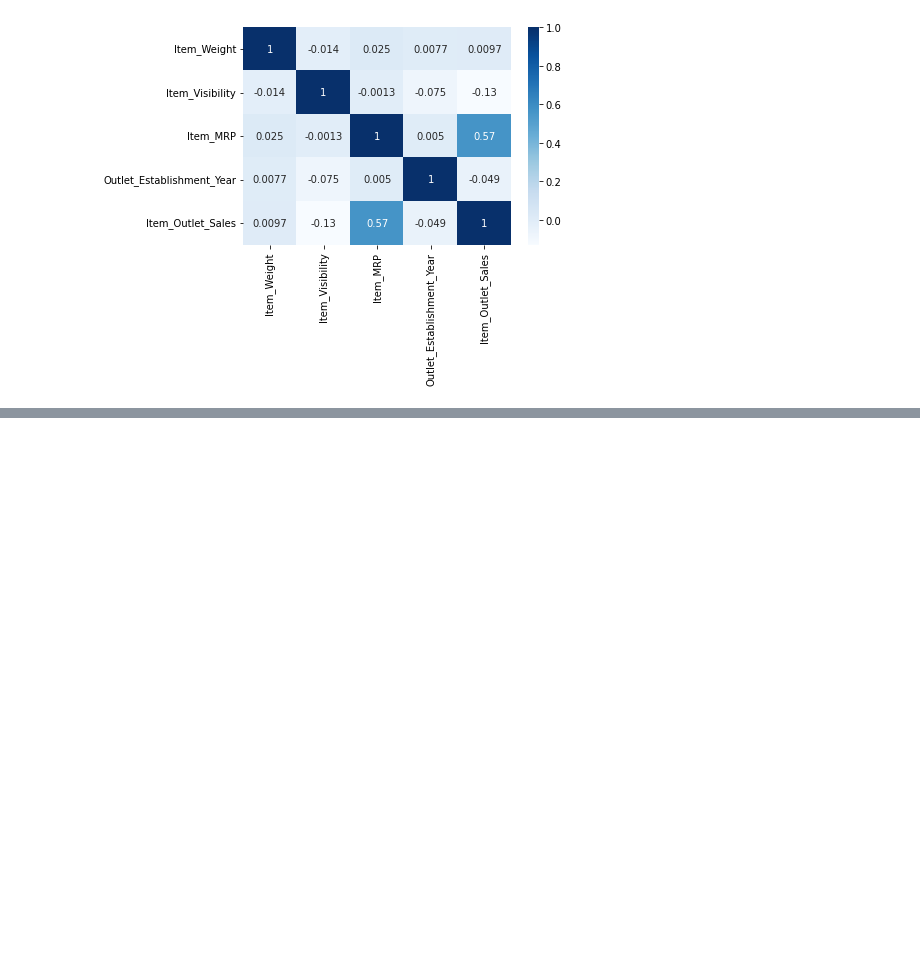
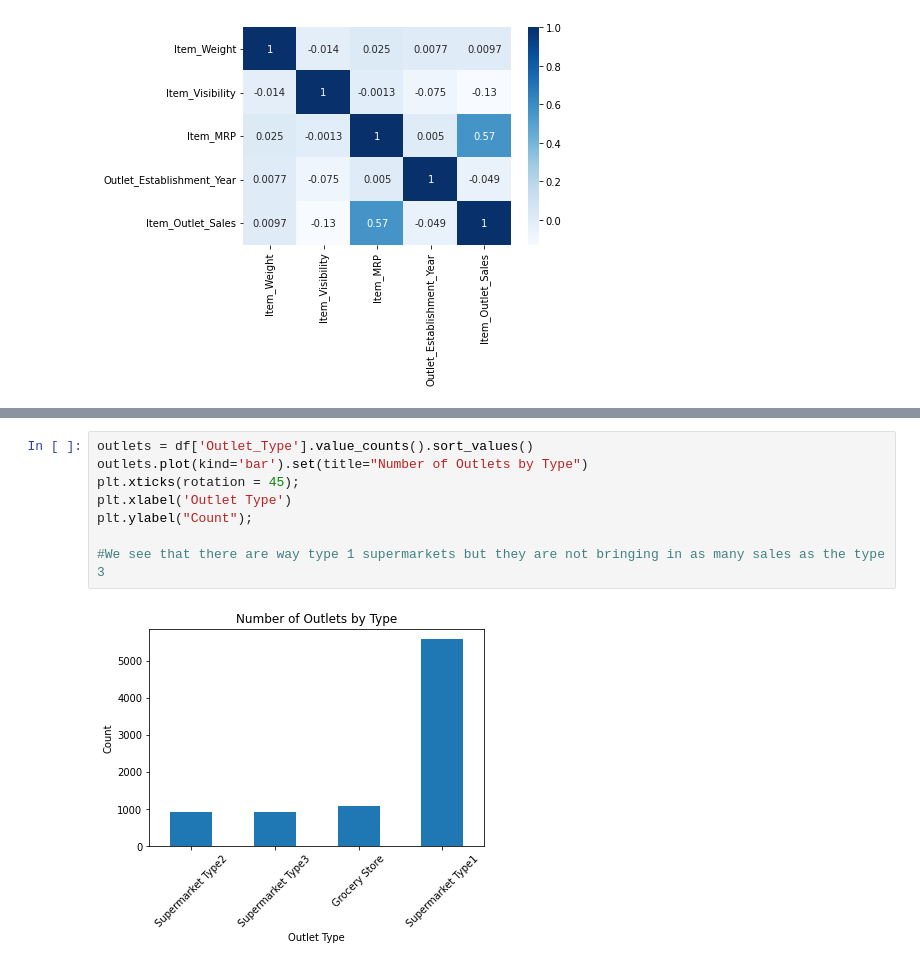
Before and after one commit to AGrantHewitt/Food_Sales_Predictions, a Jupyter notebook: Food_Sales_Predictions.ipynb, the cells around one changed output, grey strips where cells are left out. Cells and saved outputs as stored; diff of their text form; blank space fills up the shorter version.

```diff
--- a/Food_Sales_Predictions.ipynb
+++ b/Food_Sales_Predictions.ipynb
@@ -208,0 +218,10 @@ sns.heatmap(corr, cmap = 'Blues', annot = True);
+# %%
+outlets = df['Outlet_Type'].value_counts().sort_values()
+outlets.plot(kind='bar').set(title="Number of Outlets by Type")
+plt.xticks(rotation = 45);
+plt.xlabel('Outlet Type')
+plt.ylabel("Count");
+
+#We see that there are way type 1 supermarkets but they are not bringing in as many sales as the type 3
+# %% [output]
+[figure, added]
```
Also changed, not shown: parts of 1 cell of this notebook.
